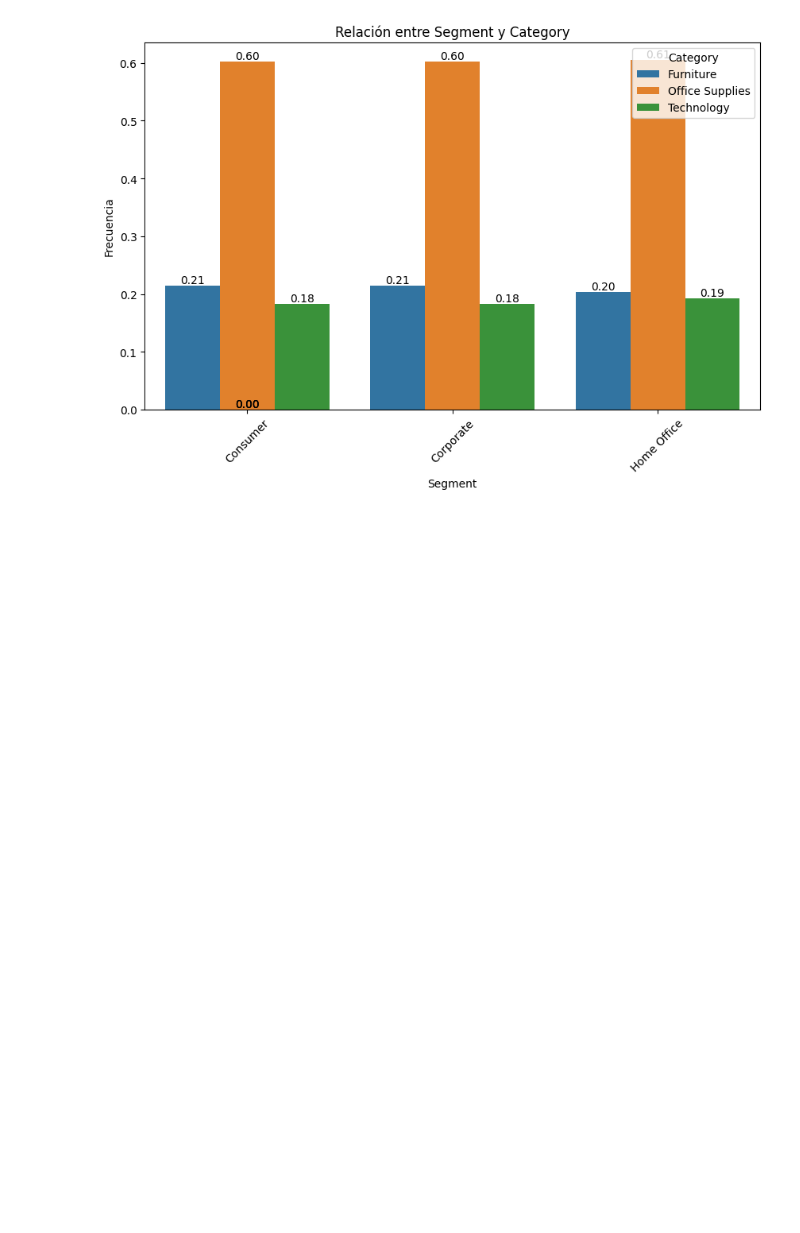
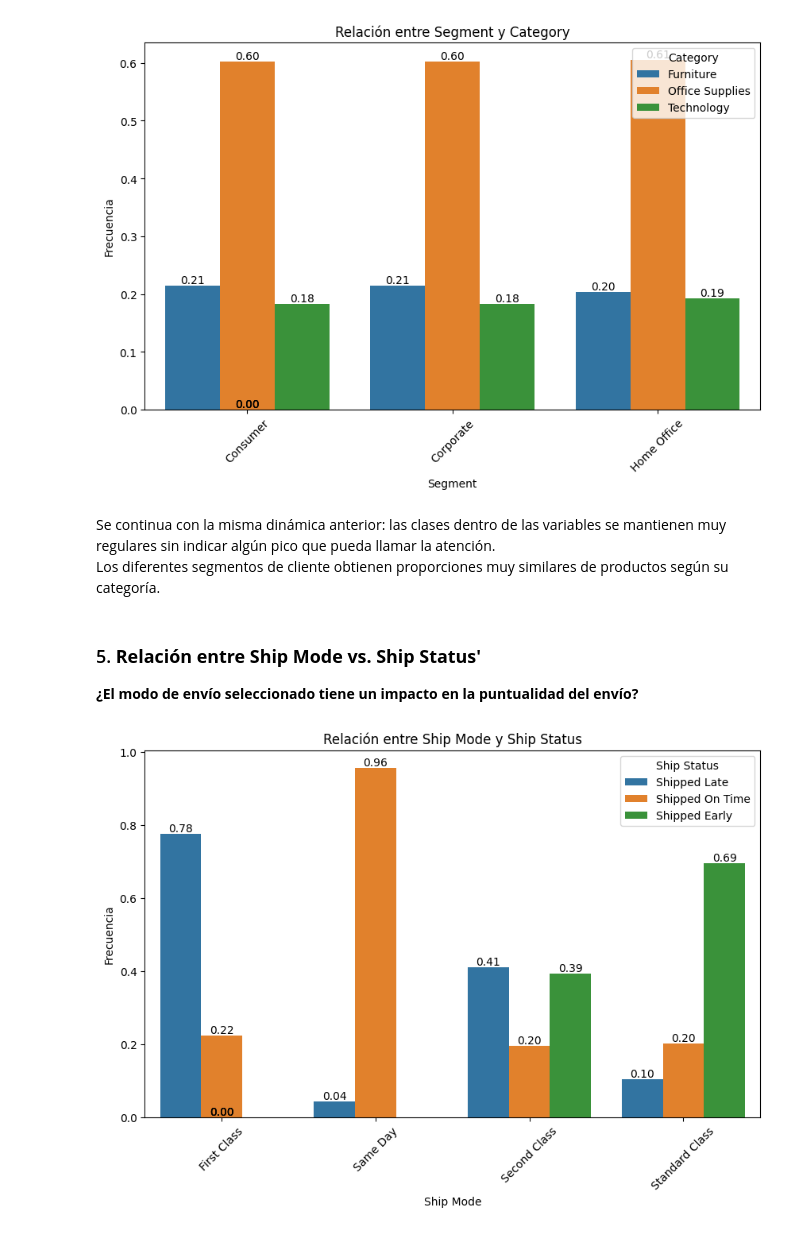
Before and after one commit to JaimeInchaurraga/03_EDA_Superstore_23, a Jupyter notebook: notebooks/02_multivariate_data_analysis.ipynb, the cells around one changed output. Cells and saved outputs as stored; diff of their text form; code cells hidden in the pictures; blank space fills up the shorter version.

```diff
--- a/notebooks/02_multivariate_data_analysis.ipynb
+++ b/notebooks/02_multivariate_data_analysis.ipynb
@@ -100,3 +130,14 @@ Esta uniformidad sugiere que el segmento de clientes no influye significativamen
 v.plot_categorical_relationship_fin(df,"Segment","Category",relative_freq = True, show_values= True)
 # %% [output]
 [figure]
+# %% [markdown]
+Se continua con la misma dinámica anterior: las clases dentro de las variables se mantienen muy regulares sin indicar algún pico que pueda llamar la atención.
+Los diferentes segmentos de cliente obtienen proporciones muy similares de productos según su categoría.
+# %% [markdown]
+### 5. **Relación entre Ship Mode vs. Ship Status'**
+
+**¿El modo de envío seleccionado tiene un impacto en la puntualidad del envío?**
+# %%
+v.plot_categorical_relationship_fin(df,"Ship Mode","Ship Status",relative_freq = True, show_values= True)
+# %% [output]
+[figure, added]
```
Also changed, not shown: parts of 19 cells of this notebook, 3 other files.
